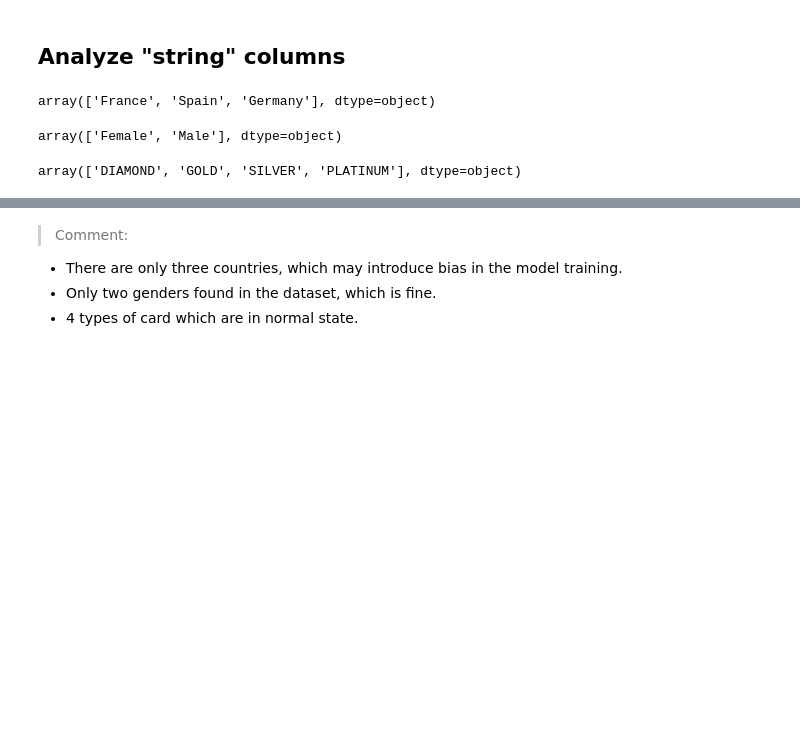
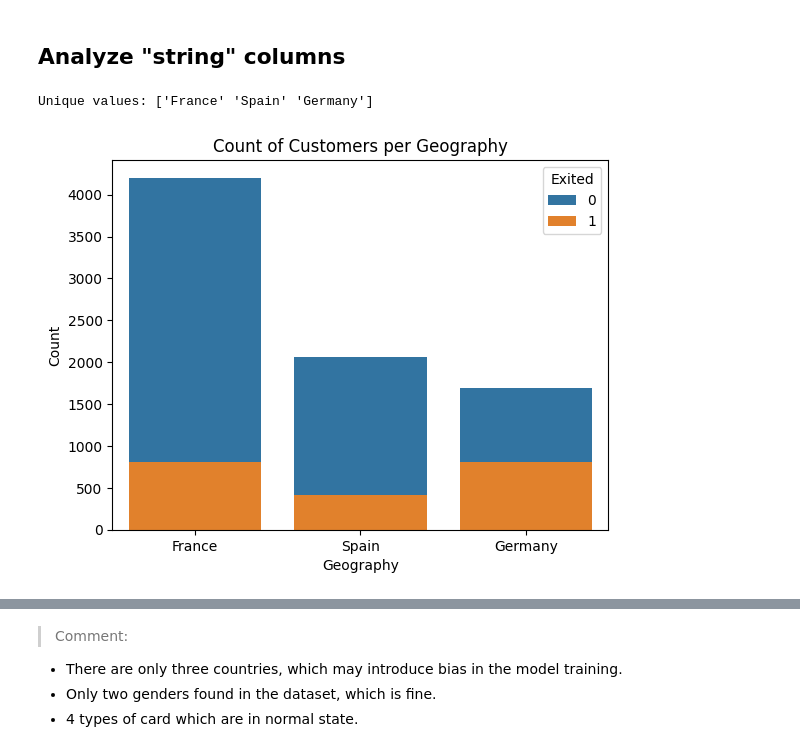
Before and after one commit to raydiwill/customers-churm-ml-app, a Jupyter notebook: notebook/build_model.ipynb, the cells around one changed output, grey strips where cells are left out. Saved outputs shown, nothing was run; the diff lists cells and outputs as text; code cells hidden in the pictures; blank space fills up the shorter version.

```diff
--- a/notebook/build_model.ipynb
+++ b/notebook/build_model.ipynb
@@ -266,15 +266,14 @@ plt.show()
 > Comment: Only Credit score has a normal distribution, in model training phase, features scaling need to be applied if we use models that are sensitive to the scaling.
 # %% [markdown]
 ## Analyze "string" columns
-# %%
-df.Geography.unique()
-# %% [output]
-array(['France', 'Spain', 'Germany'], dtype=object)
-# %%
-df.Gender.unique()
-# %% [output]
-array(['Female', 'Male'], dtype=object)
-# %%
-df["Card Type"].unique()
-# %% [output]
-array(['DIAMOND', 'GOLD', 'SILVER', 'PLATINUM'], dtype=object)
+# %%
+print(f'Unique values: {df.Geography.unique()}')
+
+sns.countplot(data=df, x='Geography', hue='Exited', dodge=False)
+plt.xlabel('Geography')
+plt.ylabel('Count')
+plt.title('Count of Customers per Geography')
+plt.show()
+# %% [output]
+Unique values: ['France' 'Spain' 'Germany']
+[figure, added]
```
Also changed, not shown: parts of 3 cells of this notebook.
